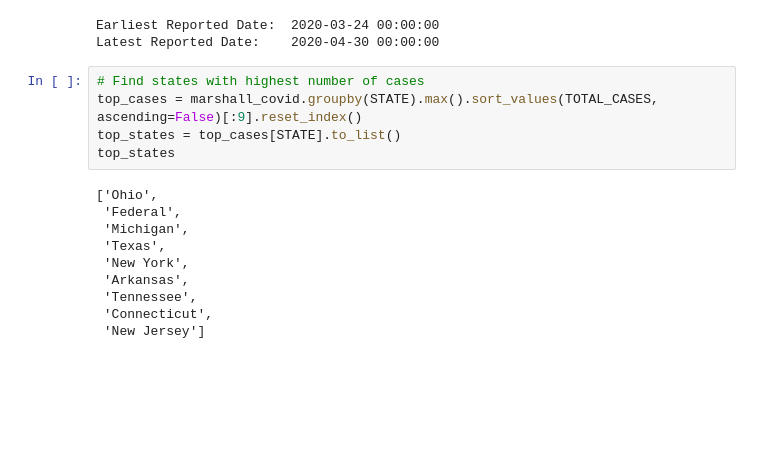
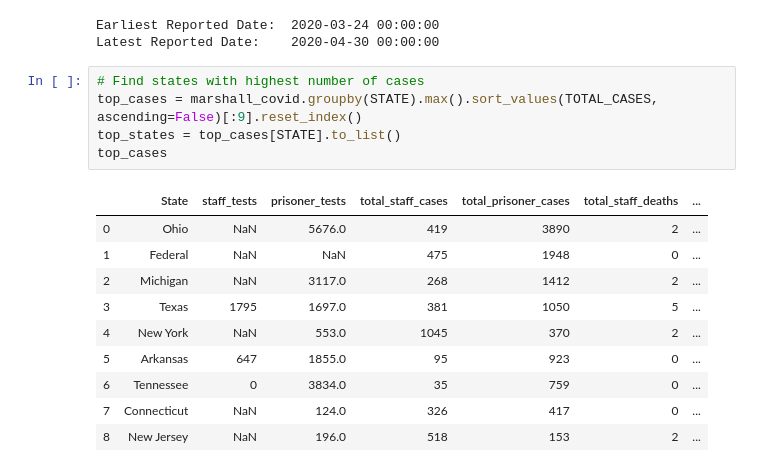
Before and after one commit to christi-liongson/covid_decarceration, a Jupyter notebook: exploratory_analysis/public_health.ipynb, the cells around one changed output. Cells and saved outputs as stored; diff of their text form; blank space fills up the shorter version.

```diff
--- a/exploratory_analysis/public_health.ipynb
+++ b/exploratory_analysis/public_health.ipynb
@@ -176,18 +176,19 @@ Latest Reported Date:    2020-04-30 00:00:00
 # %%
 # Find states with highest number of cases
 top_cases = marshall_covid.groupby(STATE).max().sort_values(TOTAL_CASES, ascending=False)[:9].reset_index()
 top_states = top_cases[STATE].to_list()
-top_states
+top_cases
 # %% [output]
-['Ohio',
- 'Federal',
- 'Michigan',
- 'Texas',
- 'New York',
- 'Arkansas',
- 'Tennessee',
- 'Connecticut',
- 'New Jersey']
+|  | State | staff_tests | prisoner_tests | total_staff_cases | total_prisoner_cases | total_staff_deaths | ... |
+| 0 | Ohio | NaN | 5676.0 | 419 | 3890 | 2 | ... |
+| 1 | Federal | NaN | NaN | 475 | 1948 | 0 | ... |
+| 2 | Michigan | NaN | 3117.0 | 268 | 1412 | 2 | ... |
+| 3 | Texas | 1795 | 1697.0 | 381 | 1050 | 5 | ... |
+| 4 | New York | NaN | 553.0 | 1045 | 370 | 2 | ... |
+| 5 | Arkansas | 647 | 1855.0 | 95 | 923 | 0 | ... |
+| 6 | Tennessee | 0 | 3834.0 | 35 | 759 | 0 | ... |
+| 7 | Connecticut | NaN | 124.0 | 326 | 417 | 0 | ... |
+| 8 | New Jersey | NaN | 196.0 | 518 | 153 | 2 | ... |
 # %%
 import matplotlib.pyplot as plt
 import seaborn as sns
```
Also changed, not shown: parts of 2 cells of this notebook.
